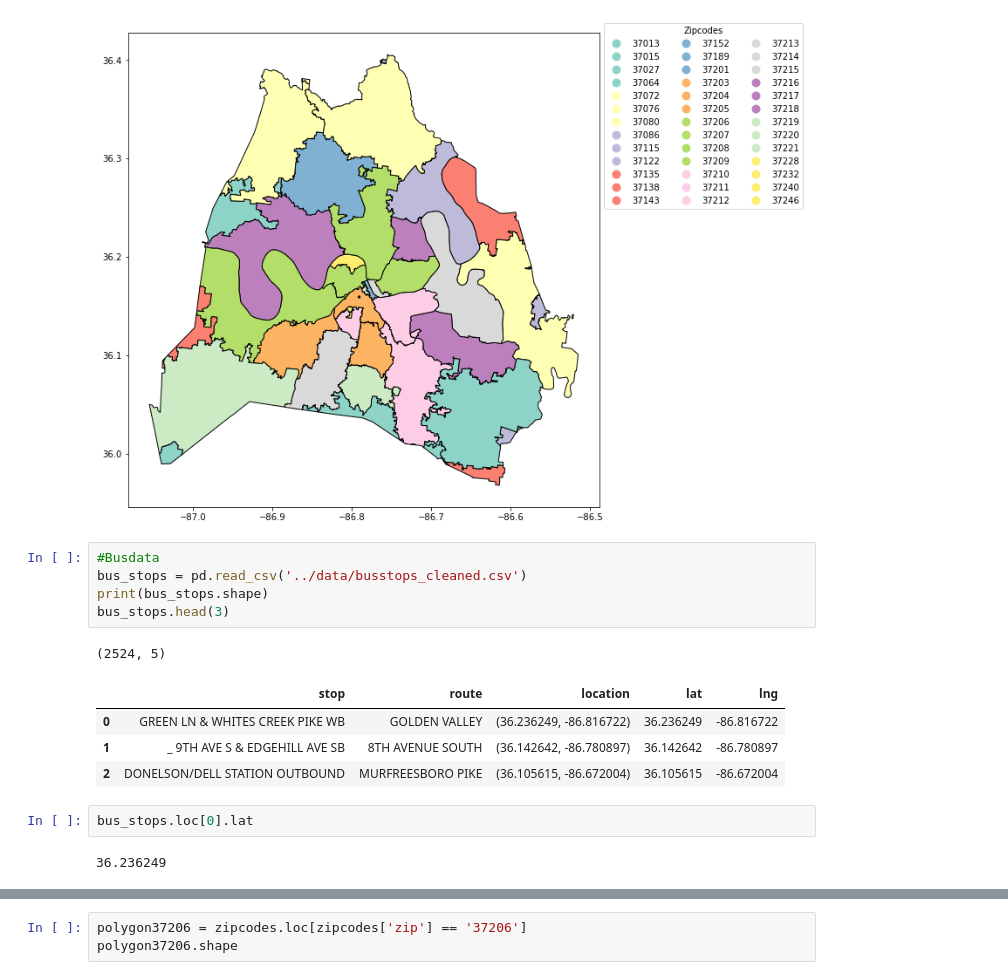
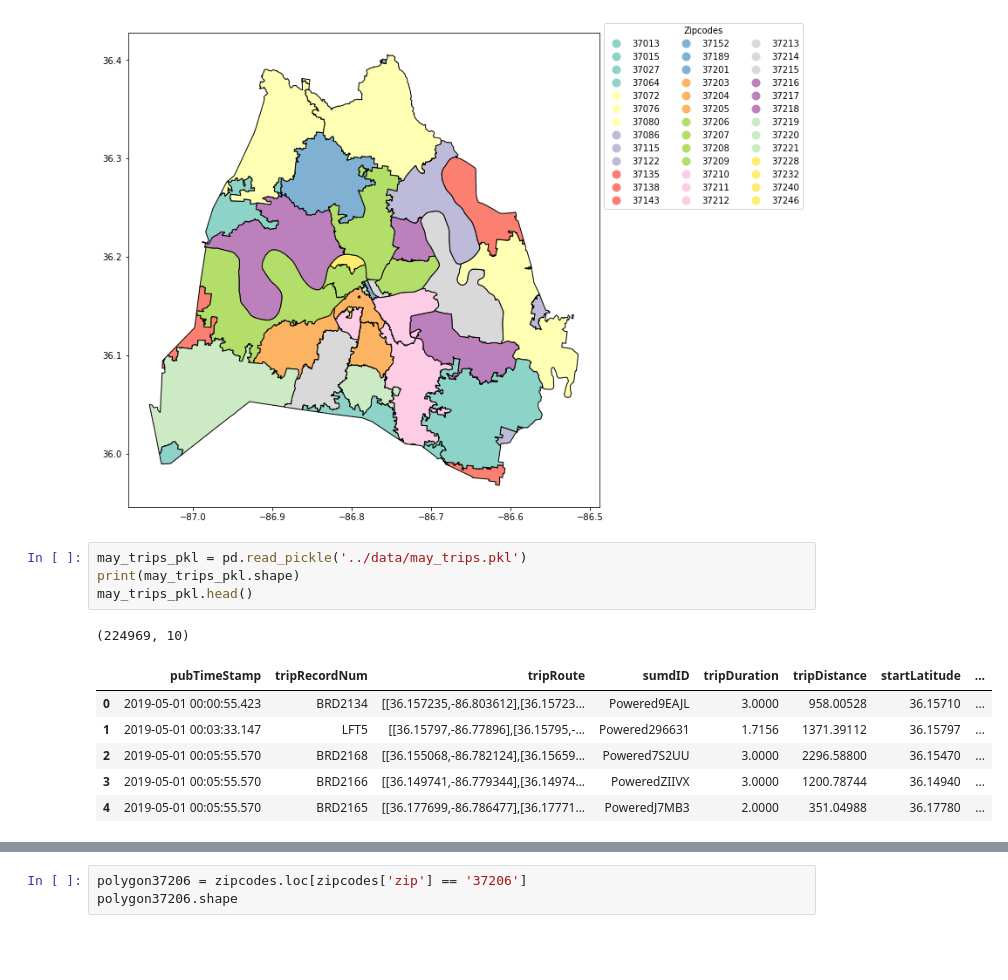
Before and after one commit to Quezadajl/nashville-scooters-project, a Jupyter notebook: notebooks/GeoSpatial_37206.ipynb, the cells around one changed output, grey strips where cells are left out. Saved outputs shown, nothing was run; the diff lists cells and outputs as text; blank space fills up the shorter version.

```diff
--- a/notebooks/GeoSpatial_37206.ipynb
+++ b/notebooks/GeoSpatial_37206.ipynb
@@ -31,19 +32,16 @@ zipcodes.plot(column = 'zip', figsize=(10, 10),
 plt.show()
 # %% [output]
 [figure]
-# %%
-#Busdata
-bus_stops = pd.read_csv('../data/busstops_cleaned.csv')
-print(bus_stops.shape)
-bus_stops.head(3)
-# %% [output]
-(2524, 5)
-|  | stop | route | location | lat | lng |
-| 0 | GREEN LN & WHITES CREEK PIKE WB | GOLDEN VALLEY | (36.236249, -86.816722) | 36.236249 | -86.816722 |
-| 1 | _ 9TH AVE S & EDGEHILL AVE SB | 8TH AVENUE SOUTH | (36.142642, -86.780897) | 36.142642 | -86.780897 |
-| 2 | DONELSON/DELL STATION OUTBOUND | MURFREESBORO PIKE | (36.105615, -86.672004) | 36.105615 | -86.672004 |
-# %%
-bus_stops.loc[0].lat
-# %% [output]
-36.236249
+# %%
+may_trips_pkl = pd.read_pickle('../data/may_trips.pkl')
+print(may_trips_pkl.shape)
+may_trips_pkl.head()
+# %% [output]
+(224969, 10)
+|  | pubTimeStamp | tripRecordNum | tripRoute | sumdID | tripDuration | tripDistance | startLatitude | ... |
+| 0 | 2019-05-01 00:00:55.423 | BRD2134 | [[36.157235,-86.803612],[36.15723... | Powered9EAJL | 3.0000 | 958.00528 | 36.15710 | ... |
+| 1 | 2019-05-01 00:03:33.147 | LFT5 | [[36.15797,-86.77896],[36.15795,-... | Powered296631 | 1.7156 | 1371.39112 | 36.15797 | ... |
+| 2 | 2019-05-01 00:05:55.570 | BRD2168 | [[36.155068,-86.782124],[36.15659... | Powered7S2UU | 3.0000 | 2296.58800 | 36.15470 | ... |
+| 3 | 2019-05-01 00:05:55.570 | BRD2166 | [[36.149741,-86.779344],[36.14974... | PoweredZIIVX | 3.0000 | 1200.78744 | 36.14940 | ... |
+| 4 | 2019-05-01 00:05:55.570 | BRD2165 | [[36.177699,-86.786477],[36.17771... | PoweredJ7MB3 | 2.0000 | 351.04988 | 36.17780 | ... |
 # %%
```
Also changed, not shown: parts of 16 cells of this notebook.
